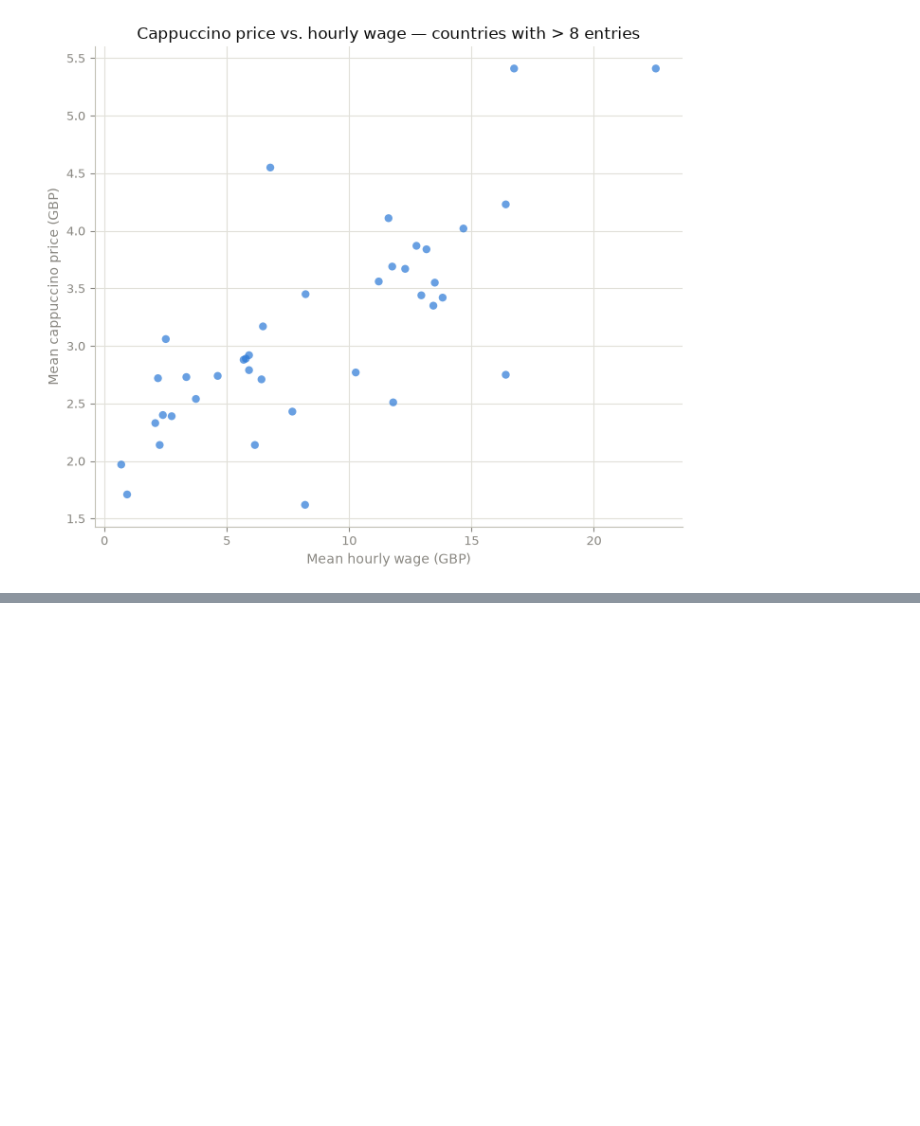
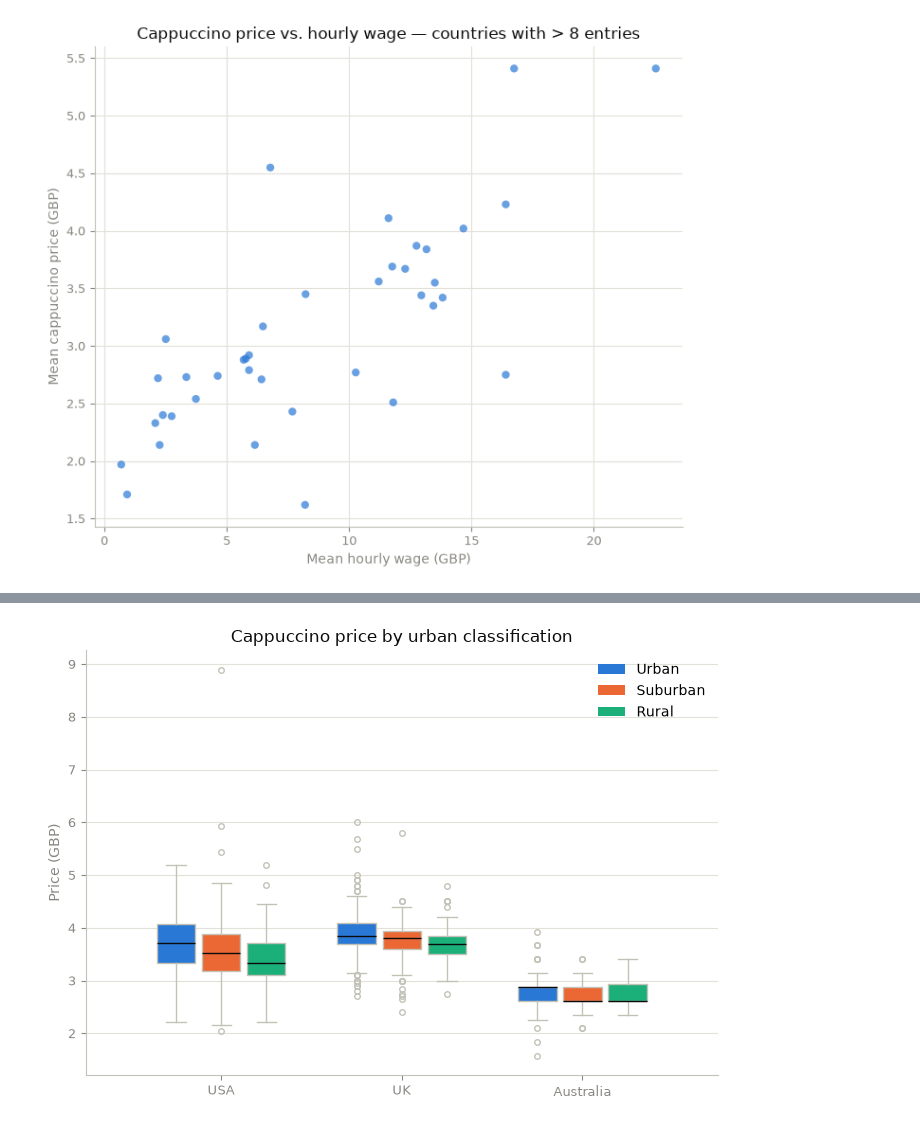
Before and after one commit to zevaz13/DataAnalysisGeneral, a Jupyter notebook: cappuccino_index/notebooks/02_basic_plotting.ipynb, the cells around one changed output, grey strips where cells are left out. Cells and saved outputs as stored; diff of their text form; code cells hidden in the pictures; blank space fills up the shorter version.

Commit message:
tendency lines and boxplots for rural, suburban and urban

```diff
--- a/cappuccino_index/notebooks/02_basic_plotting.ipynb
+++ b/cappuccino_index/notebooks/02_basic_plotting.ipynb
@@ -212,0 +285,6 @@ fig.tight_layout()
+# %%
+fig, ax = plt.subplots(figsize=(7, 5))
+grouped_boxplot(ax, "Price per cappuccino in GBP", "Price (GBP)", "Cappuccino price by urban classification")
+fig.tight_layout()
+# %% [output]
+[figure, added]
```
Also changed, not shown: parts of 5 cells of this notebook, 3 other files.
